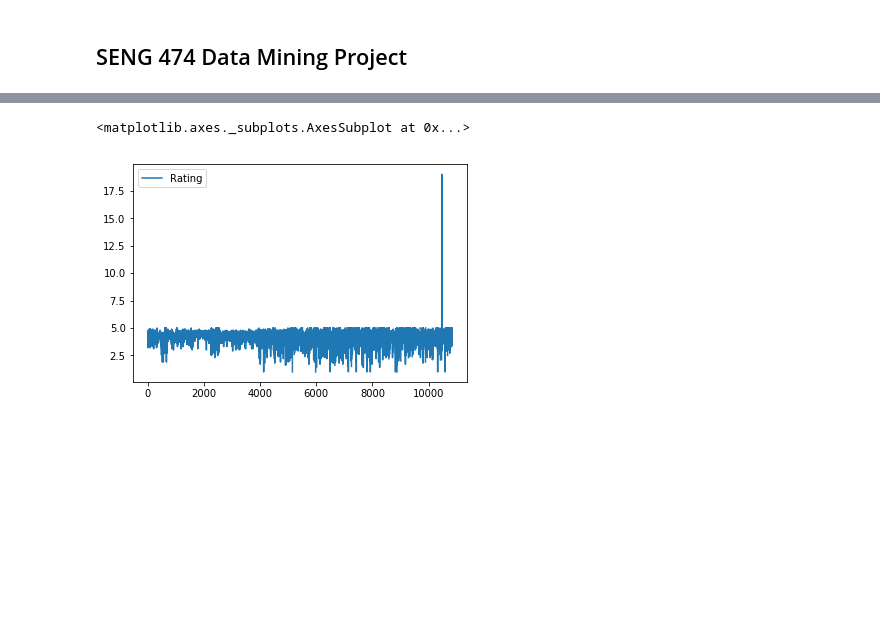
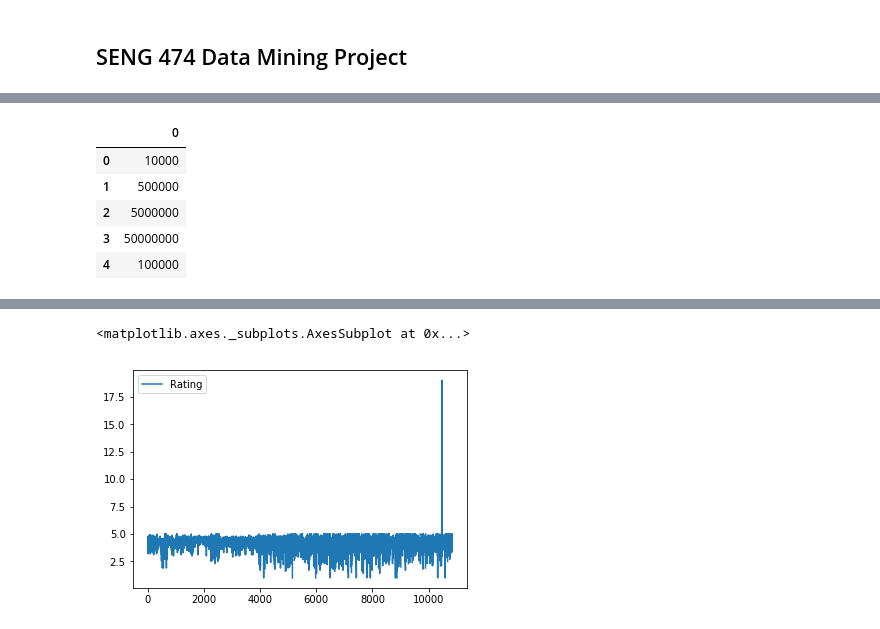
Before and after one commit to chrisann0295/DataExploration, a Jupyter notebook: DataAnalysis.ipynb, the cells around one changed output, grey strips where cells are left out. Saved outputs shown, nothing was run; the diff lists cells and outputs as text; code cells hidden in the pictures; blank space fills up the shorter version.

```diff
--- a/DataAnalysis.ipynb
+++ b/DataAnalysis.ipynb
@@ -17,0 +25,12 @@ data.head()
+# %%
+installs = r'^(\d*)'
+extr = data["Installs"].str.replace(",", '')
+extr = extr.str.extract(installs)
+extr.head()
+# %% [output]
+|  | 0 |
+| 0 | 10000 |
+| 1 | 500000 |
+| 2 | 5000000 |
+| 3 | 50000000 |
+| 4 | 100000 |
```
Also changed, not shown: parts of 7 cells of this notebook.
